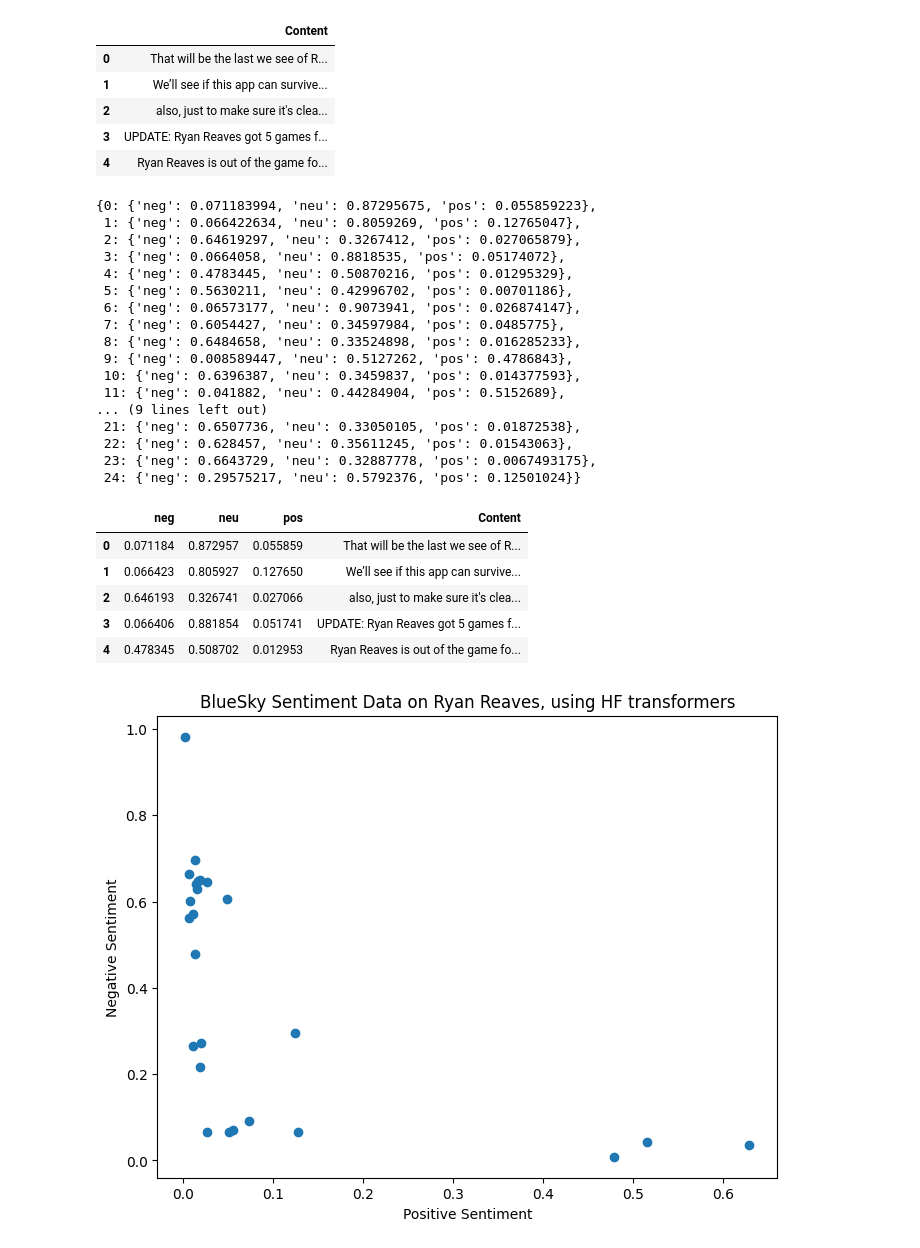
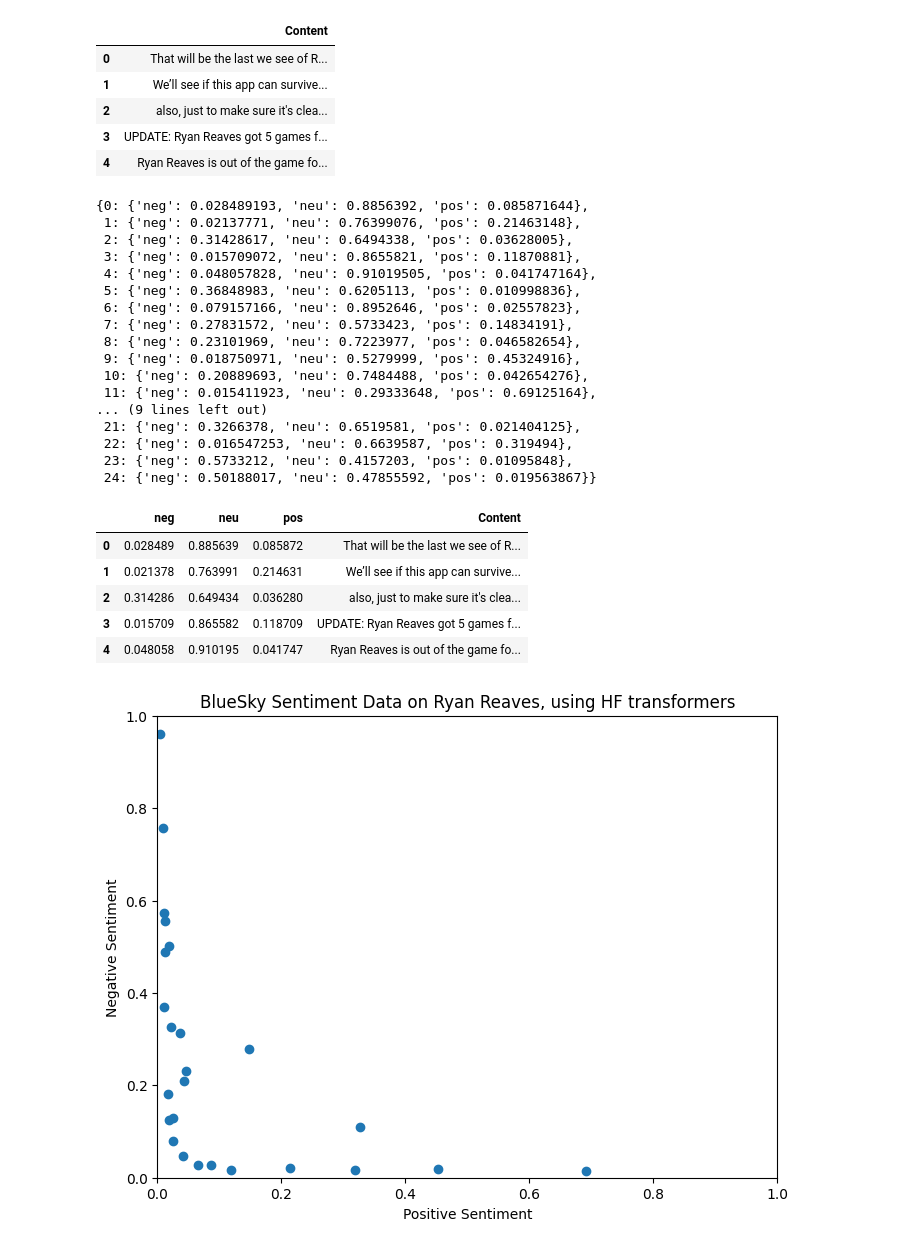
Before and after one commit to ICBasecamp/bluesky-sentiment-analysis, a Jupyter notebook: bluesky_opinion_hf.ipynb, the cells around one changed output. Cells and saved outputs as stored; diff of their text form; code cells hidden in the pictures.

Commit message:
preprocess text using NLTK

```diff
--- a/bluesky_opinion_hf.ipynb
+++ b/bluesky_opinion_hf.ipynb
@@ -8,3 +28,12 @@ from scipy.special import softmax
+# %%
+def preprocess_text(text):
+    tokens = word_tokenize(text)
+    stop_words = set(stopwords.words('english'))
+    tokens = [word for word in tokens if word.lower() not in stop_words]
+
+    preprocessed_text = ' '.join(tokens)
+
+    return preprocessed_text
 # %%
 query = "Ryan Reaves"
 # data collected after Ryan Reaves illegal hit to head to Darnell Nurse
@@ -35,7 +64,9 @@ model = AutoModelForSequenceClassification.from_pretrained("cardiffnlp/twitter-r
 # print(scores_dict)
 # %%
 def calculate_hf_scores(text):
-    encoded_text = tokenizer(text, return_tensors='pt')
+    preprocessed_text = preprocess_text(text)
+
+    encoded_text = tokenizer(preprocessed_text, return_tensors='pt')
     output = model(**encoded_text)
 
     scores = output[0][0].detach().numpy()
@@ -60,23 +91,23 @@ for i, row in df.iterrows():
 # %%
 result
 # %% [output]
-{0: {'neg': 0.071183994, 'neu': 0.87295675, 'pos': 0.055859223},
- 1: {'neg': 0.066422634, 'neu': 0.8059269, 'pos': 0.12765047},
- 2: {'neg': 0.64619297, 'neu': 0.3267412, 'pos': 0.027065879},
- 3: {'neg': 0.0664058, 'neu': 0.8818535, 'pos': 0.05174072},
- 4: {'neg': 0.4783445, 'neu': 0.50870216, 'pos': 0.01295329},
- 5: {'neg': 0.5630211, 'neu': 0.42996702, 'pos': 0.00701186},
- 6: {'neg': 0.06573177, 'neu': 0.9073941, 'pos': 0.026874147},
- 7: {'neg': 0.6054427, 'neu': 0.34597984, 'pos': 0.0485775},
- 8: {'neg': 0.6484658, 'neu': 0.33524898, 'pos': 0.016285233},
- 9: {'neg': 0.008589447, 'neu': 0.5127262, 'pos': 0.4786843},
- 10: {'neg': 0.6396387, 'neu': 0.3459837, 'pos': 0.014377593},
- 11: {'neg': 0.041882, 'neu': 0.44284904, 'pos': 0.5152689},
+{0: {'neg': 0.028489193, 'neu': 0.8856392, 'pos': 0.085871644},
+ 1: {'neg': 0.02137771, 'neu': 0.76399076, 'pos': 0.21463148},
+ 2: {'neg': 0.31428617, 'neu': 0.6494338, 'pos': 0.03628005},
+ 3: {'neg': 0.015709072, 'neu': 0.8655821, 'pos': 0.11870881},
+ 4: {'neg': 0.048057828, 'neu': 0.91019505, 'pos': 0.041747164},
+ 5: {'neg': 0.36848983, 'neu': 0.6205113, 'pos': 0.010998836},
+ 6: {'neg': 0.079157166, 'neu': 0.8952646, 'pos': 0.02557823},
+ 7: {'neg': 0.27831572, 'neu': 0.5733423, 'pos': 0.14834191},
+ 8: {'neg': 0.23101969, 'neu': 0.7223977, 'pos': 0.046582654},
+ 9: {'neg': 0.018750971, 'neu': 0.5279999, 'pos': 0.45324916},
+ 10: {'neg': 0.20889693, 'neu': 0.7484488, 'pos': 0.042654276},
+ 11: {'neg': 0.015411923, 'neu': 0.29333648, 'pos': 0.69125164},
 ... (9 lines left out)
- 21: {'neg': 0.6507736, 'neu': 0.33050105, 'pos': 0.01872538},
- 22: {'neg': 0.628457, 'neu': 0.35611245, 'pos': 0.01543063},
- 23: {'neg': 0.6643729, 'neu': 0.32887778, 'pos': 0.0067493175},
- 24: {'neg': 0.29575217, 'neu': 0.5792376, 'pos': 0.12501024}}
+ 21: {'neg': 0.3266378, 'neu': 0.6519581, 'pos': 0.021404125},
+ 22: {'neg': 0.016547253, 'neu': 0.6639587, 'pos': 0.319494},
+ 23: {'neg': 0.5733212, 'neu': 0.4157203, 'pos': 0.01095848},
+ 24: {'neg': 0.50188017, 'neu': 0.47855592, 'pos': 0.019563867}}
 # %%
 results_df = pd.DataFrame(result).T
 results_df = results_df
@@ -85,18 +116,21 @@ results_df = results_df.merge(df, left_index=True, right_index=True)
 results_df.head()
 # %% [output]
 |  | neg | neu | pos | Content |
-| 0 | 0.071184 | 0.872957 | 0.055859 | That will be the last we see of R... |
-| 1 | 0.066423 | 0.805927 | 0.127650 | We’ll see if this app can survive... |
-| 2 | 0.646193 | 0.326741 | 0.027066 | also, just to make sure it's clea... |
-| 3 | 0.066406 | 0.881854 | 0.051741 | UPDATE: Ryan Reaves got 5 games f... |
-| 4 | 0.478345 | 0.508702 | 0.012953 | Ryan Reaves is out of the game fo... |
+| 0 | 0.028489 | 0.885639 | 0.085872 | That will be the last we see of R... |
+| 1 | 0.021378 | 0.763991 | 0.214631 | We’ll see if this app can survive... |
+| 2 | 0.314286 | 0.649434 | 0.036280 | also, just to make sure it's clea... |
+| 3 | 0.015709 | 0.865582 | 0.118709 | UPDATE: Ryan Reaves got 5 games f... |
+| 4 | 0.048058 | 0.910195 | 0.041747 | Ryan Reaves is out of the game fo... |
 # %%
 
 plt.figure(figsize=(8, 6))
+plt.xlim(0, 1)
+plt.ylim(0, 1)
+
 plt.scatter(results_df['pos'], results_df['neg'])
 plt.xlabel('Positive Sentiment')
 plt.ylabel('Negative Sentiment')
 plt.title(f'BlueSky Sentiment Data on {query}, using HF transformers')
 plt.show()
 # %% [output]
-[figure, old version]
+[figure, new version]
```
Also changed, not shown: parts of 1 cell of this notebook.
